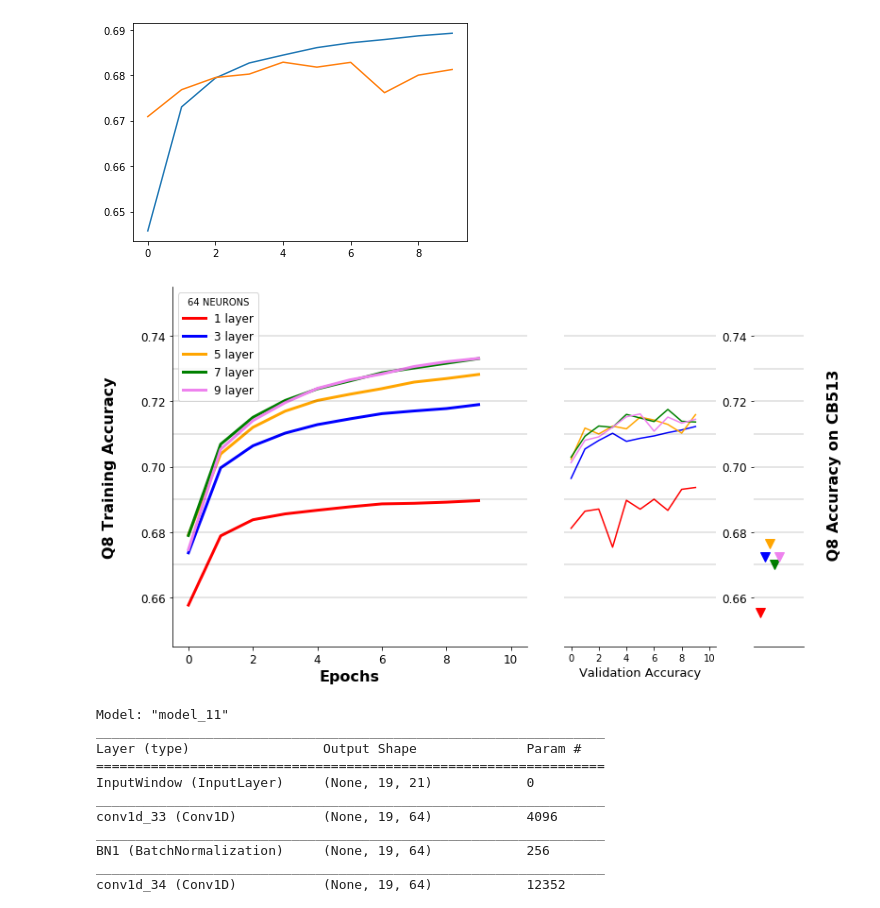
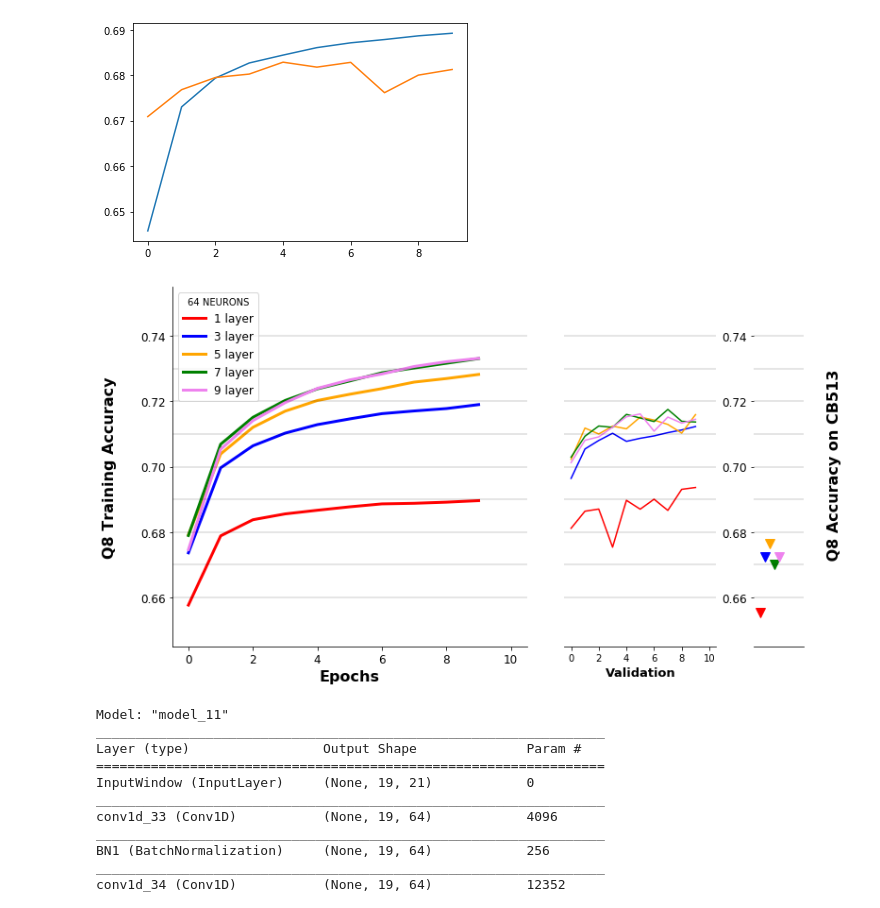
Before and after one commit to Ieremie/Protein-Secondary-Structure-Prediction, a Jupyter notebook: modelComparison.ipynb, the cells around one changed output. Saved outputs shown, nothing was run; the diff lists cells and outputs as text; code cells hidden in the pictures.

```diff
--- a/modelComparison.ipynb
+++ b/modelComparison.ipynb
@@ -146,7 +146,7 @@ ax0.set_xlabel("Epochs",  fontsize=16, weight='bold')
 ax1.yaxis.set_label_position("right")
 ax1.set_ylabel(" Q8 Accuracy on CB513",fontsize=16,labelpad=25, weight='bold')
 
-ax2.set_xlabel('Validation Accuracy', fontsize=13)
+ax2.set_xlabel('Validation', fontsize=13, weight='bold')
 
 ax0.tick_params(labelsize=12)
 ax1.tick_params(labelsize=12)
@@ -188,34 +188,34 @@ ax0.plot(m3H['acc'], color='b', label="3 layer", linewidth=3)
 ax2.plot(m3H['val_acc'], color='b')
 
 
 ax0.plot(m5H['acc'], color='orange', label="5 layer", linewidth=3)
 ax2.plot(m5H['val_acc'], color='orange')
 
 ax0.plot(m7H['acc'], color='g', label="7 layer", linewidth=3)
 ax2.plot(m7H['val_acc'], color='g')
 
 ax0.plot(m9H['acc'],  color='violet', label="9 layer", linewidth=3)
 ax2.plot(m9H['val_acc'],  color='violet')
 
 
 ax1.plot(1,m1s[1],marker='v', color='r', ls='-',markersize=10)
 ax1.plot(2,m3s[1],marker='v', color='b', ls='',markersize=10)
 ax1.plot(3,m5s[1],marker='v', color='orange', ls='',markersize=10)
 ax1.plot(4,m7s[1],marker='v', color='g', ls='',markersize=10)
 ax1.plot(5,m9s[1],marker='v', color='violet',markersize=10)
 
 res = 0.66
 for i in range(9):
     ax0.axhline(y=res, c = "black", linewidth=0.2)
     ax1.axhline(y=res, c = "black", linewidth=0.2)
     ax2.axhline(y=res, c = "black", linewidth=0.2)
     res += 0.01
 
  #legend(loc="upper left")
 legend = ax0.legend( title="64 NEURONS", loc=0, fontsize='large', fancybox=True)
 plt.show()
 # %% [output]
-[figure, old version]
+[figure, new version]
 # %%
 import numpy as np
 from keras.models import load_model
```
Also changed, not shown: parts of 2 cells of this notebook, 2 other files.
